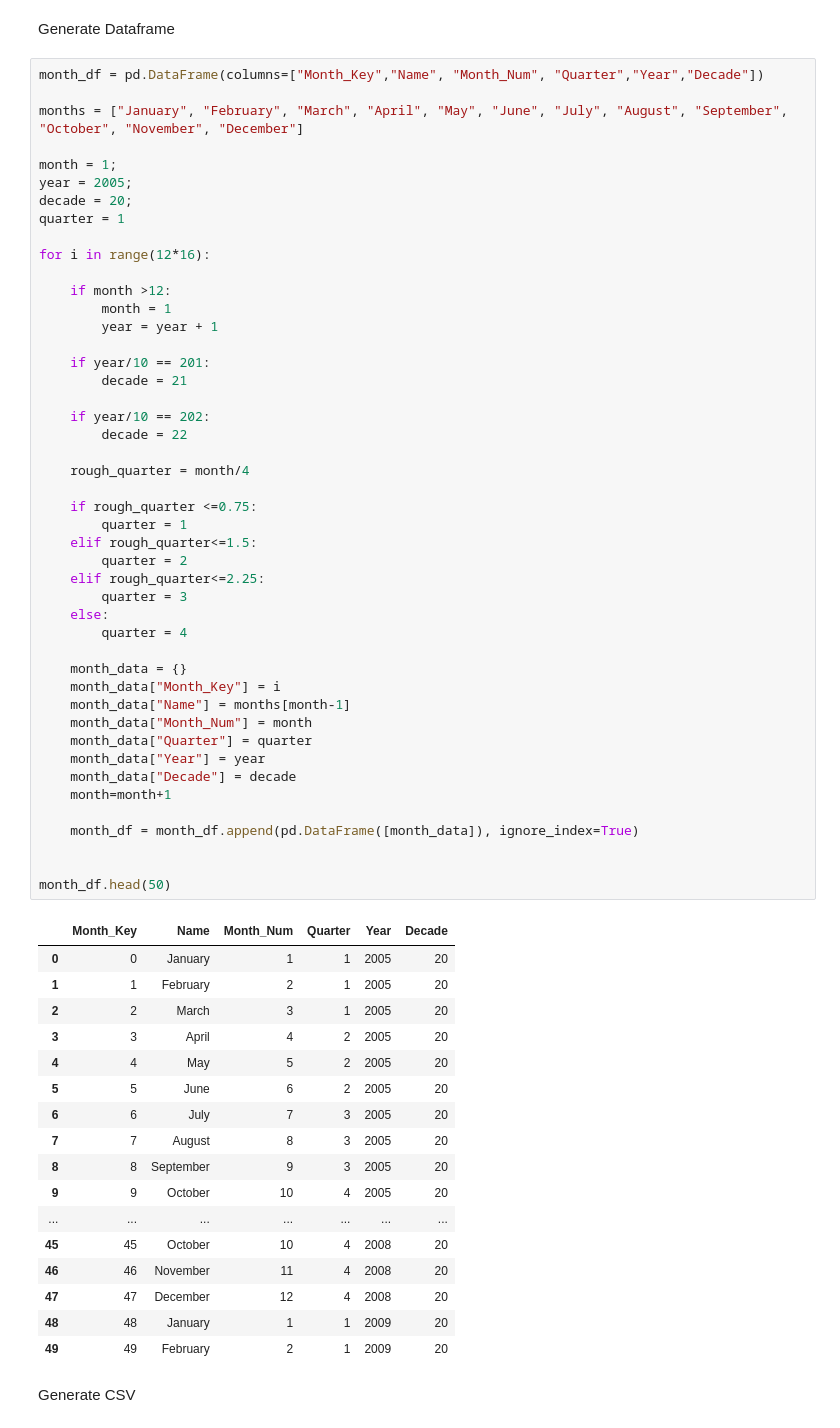
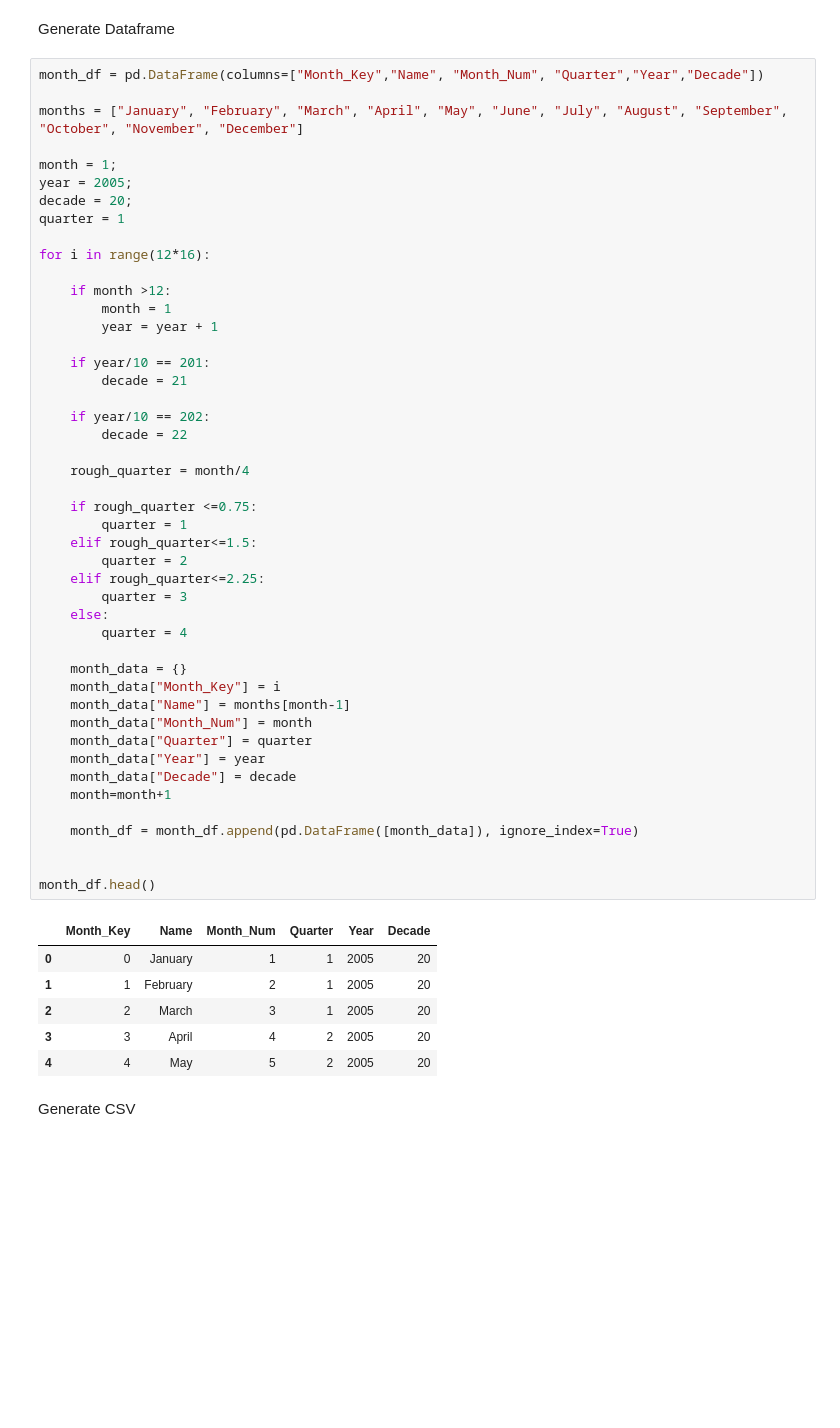
Before and after one commit to ajay-mundi/HealthDataMart, a Jupyter notebook: Data Staging/Month.ipynb, the cells around one changed output. Saved outputs shown, nothing was run; the diff lists cells and outputs as text; blank space fills up the shorter version.

Commit message:
Finalized staging code for tables and db csvs

```diff
--- a/Data Staging/Month.ipynb
+++ b/Data Staging/Month.ipynb
@@ -36,45 +36,34 @@ for i in range(12*16):
     rough_quarter = month/4
 
     if rough_quarter <=0.75:
         quarter = 1
     elif rough_quarter<=1.5:
         quarter = 2
     elif rough_quarter<=2.25:
         quarter = 3
     else:
         quarter = 4
 
     month_data = {}
     month_data["Month_Key"] = i
     month_data["Name"] = months[month-1]
     month_data["Month_Num"] = month
     month_data["Quarter"] = quarter
     month_data["Year"] = year
     month_data["Decade"] = decade
     month=month+1
 
     month_df = month_df.append(pd.DataFrame([month_data]), ignore_index=True)
 
 
-month_df.head(50)
+month_df.head()
 # %% [output]
 |  | Month_Key | Name | Month_Num | Quarter | Year | Decade |
 | 0 | 0 | January | 1 | 1 | 2005 | 20 |
 | 1 | 1 | February | 2 | 1 | 2005 | 20 |
 | 2 | 2 | March | 3 | 1 | 2005 | 20 |
 | 3 | 3 | April | 4 | 2 | 2005 | 20 |
 | 4 | 4 | May | 5 | 2 | 2005 | 20 |
-| 5 | 5 | June | 6 | 2 | 2005 | 20 |
-| 6 | 6 | July | 7 | 3 | 2005 | 20 |
-| 7 | 7 | August | 8 | 3 | 2005 | 20 |
-| 8 | 8 | September | 9 | 3 | 2005 | 20 |
-| 9 | 9 | October | 10 | 4 | 2005 | 20 |
-| ... | ... | ... | ... | ... | ... | ... |
-| 45 | 45 | October | 10 | 4 | 2008 | 20 |
-| 46 | 46 | November | 11 | 4 | 2008 | 20 |
-| 47 | 47 | December | 12 | 4 | 2008 | 20 |
-| 48 | 48 | January | 1 | 1 | 2009 | 20 |
-| 49 | 49 | February | 2 | 1 | 2009 | 20 |
 # %% [markdown]
 Generate CSV
 # %%
```
Also changed, not shown: parts of 2 cells of this notebook, 14 other files.
